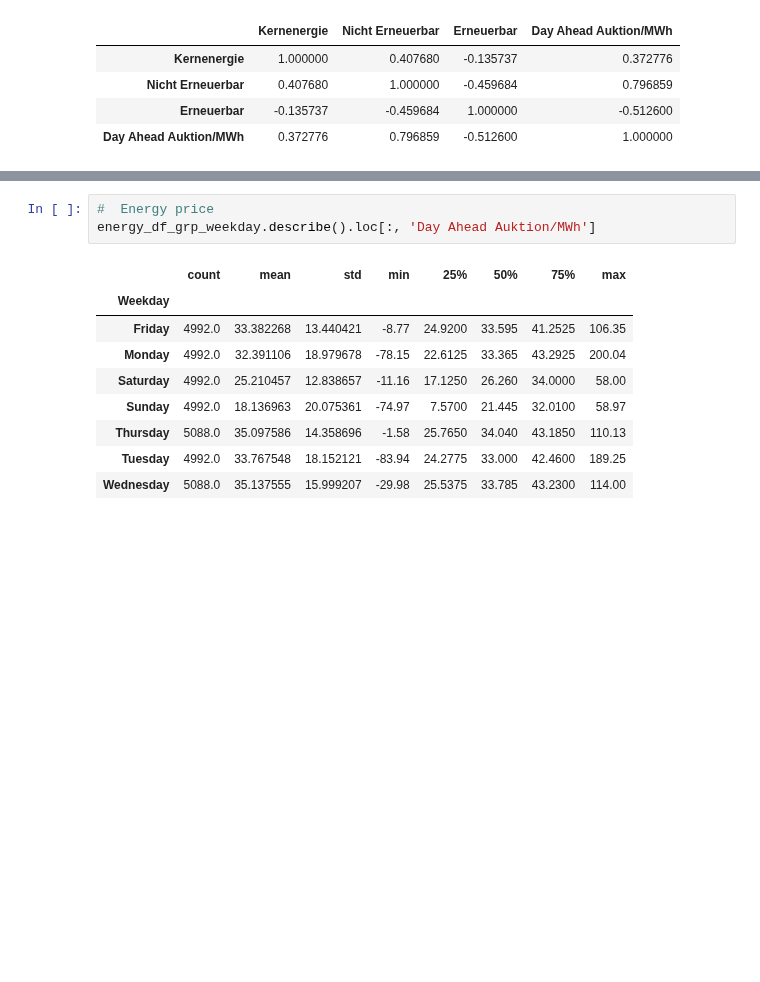
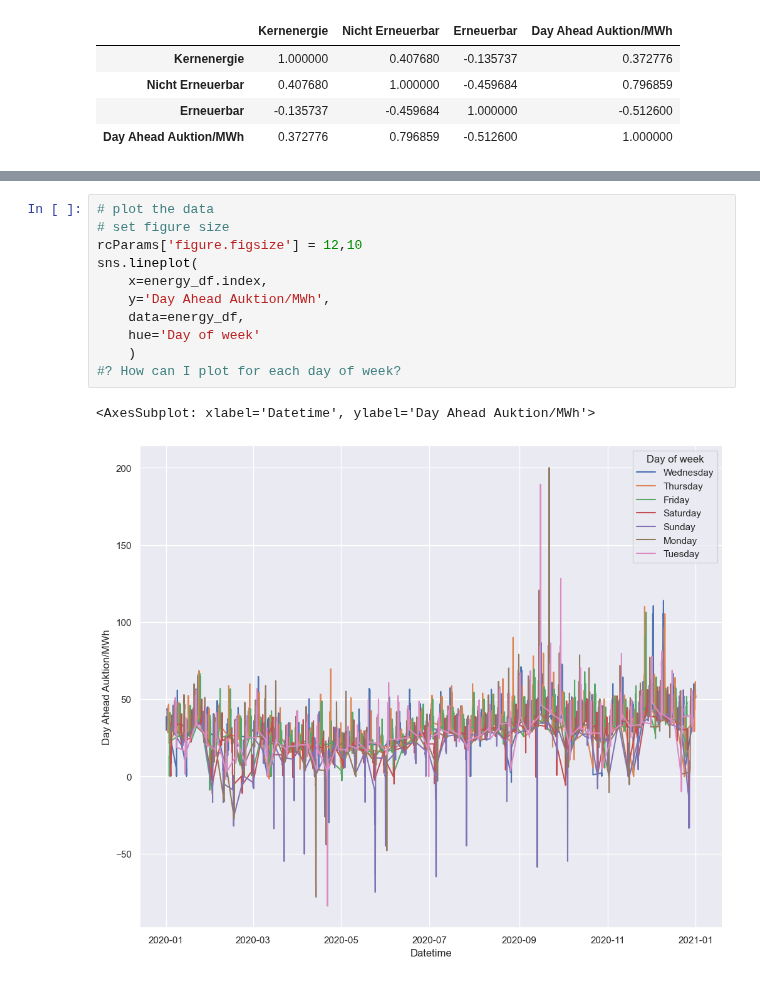
Before and after one commit to M-123-456/team-6-energy-costs, a Jupyter notebook: first_notebook.ipynb, the cells around one changed output, grey strips where cells are left out. Saved outputs shown, nothing was run; the diff lists cells and outputs as text; blank space fills up the shorter version.

```diff
--- a/first_notebook.ipynb
+++ b/first_notebook.ipynb
@@ -142,13 +96,14 @@ energy_df_grp_weekday.describe().loc[:, 'Erneuerbar']
-# %%
-#  Energy price
-energy_df_grp_weekday.describe().loc[:, 'Day Ahead Auktion/MWh']
-# %% [output]
-|  | count | mean | std | min | 25% | 50% | 75% | max |
-| Weekday |  |  |  |  |  |  |  |  |
-| Friday | 4992.0 | 33.382268 | 13.440421 | -8.77 | 24.9200 | 33.595 | 41.2525 | 106.35 |
-| Monday | 4992.0 | 32.391106 | 18.979678 | -78.15 | 22.6125 | 33.365 | 43.2925 | 200.04 |
-| Saturday | 4992.0 | 25.210457 | 12.838657 | -11.16 | 17.1250 | 26.260 | 34.0000 | 58.00 |
-| Sunday | 4992.0 | 18.136963 | 20.075361 | -74.97 | 7.5700 | 21.445 | 32.0100 | 58.97 |
-| Thursday | 5088.0 | 35.097586 | 14.358696 | -1.58 | 25.7650 | 34.040 | 43.1850 | 110.13 |
-| Tuesday | 4992.0 | 33.767548 | 18.152121 | -83.94 | 24.2775 | 33.000 | 42.4600 | 189.25 |
-| Wednesday | 5088.0 | 35.137555 | 15.999207 | -29.98 | 25.5375 | 33.785 | 43.2300 | 114.00 |
+# %%
+# plot the data
+# set figure size
+rcParams['figure.figsize'] = 12,10
+sns.lineplot(
+    x=energy_df.index,
+    y='Day Ahead Auktion/MWh',
+    data=energy_df,
+    hue='Day of week'
+    )
+#? How can I plot for each day of week?
+# %% [output]
+<AxesSubplot: xlabel='Datetime', ylabel='Day Ahead Auktion/MWh'>
+[figure, added]
```
Also changed, not shown: parts of 25 cells of this notebook, 1 other file.
